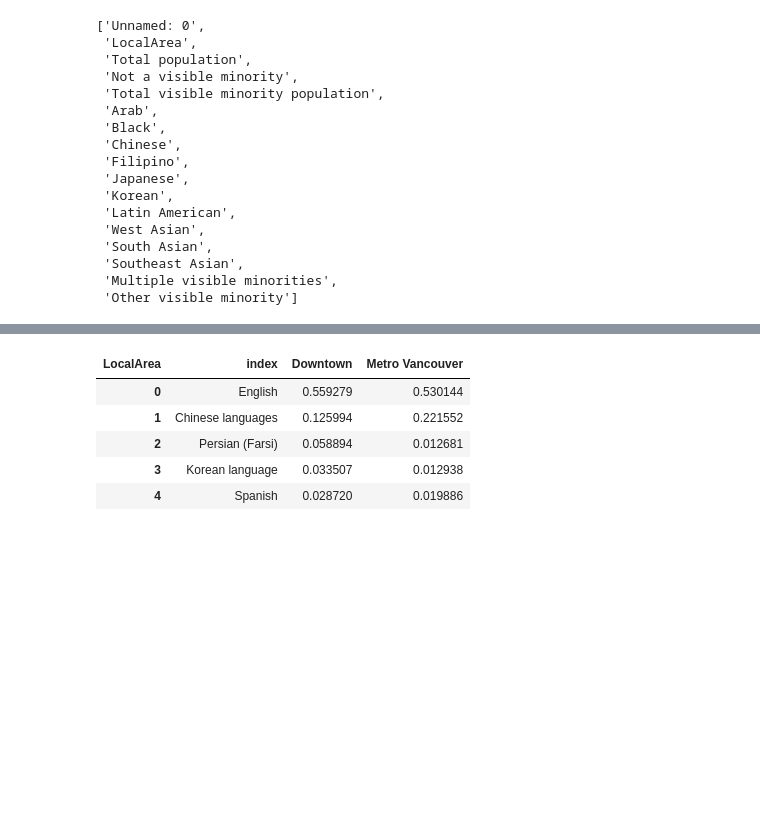
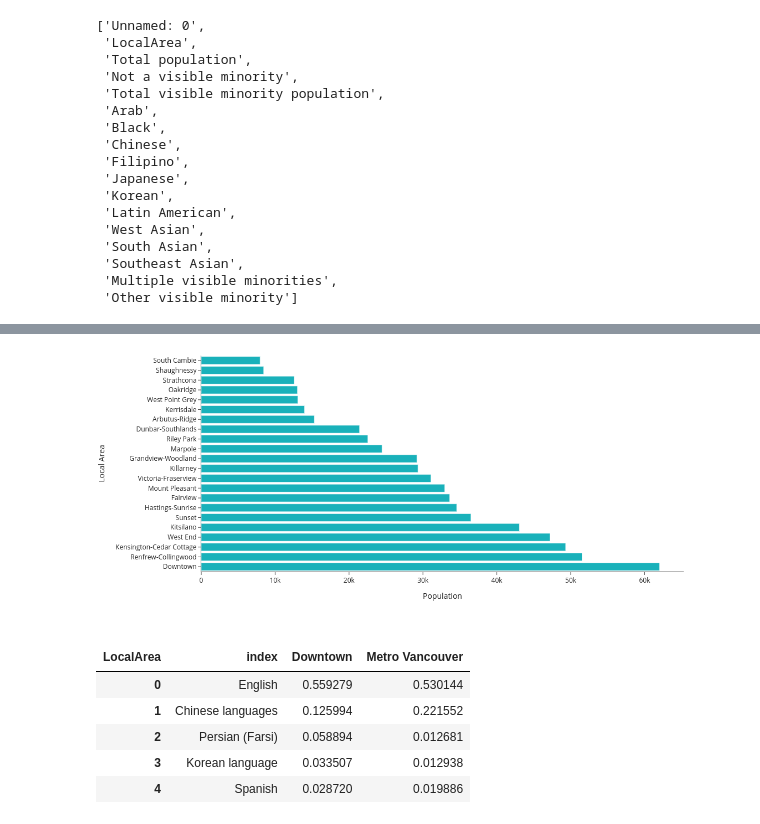
Before and after one commit to aakanksha023/EVAN, a Jupyter notebook: src/04_visualization/census_viz_dashboard.ipynb, the cells around one changed output, grey strips where cells are left out. Cells and saved outputs as stored; diff of their text form; code cells hidden in the pictures; blank space fills up the shorter version.

```diff
--- a/src/04_visualization/census_viz_dashboard.ipynb
+++ b/src/04_visualization/census_viz_dashboard.ipynb
@@ -55,3 +72,27 @@ agg_licence = pd.read_csv("../../data/processed/vis_agg_licence.csv")
+# %%
+
+census_year = 2016
+pop_df = df[['LocalArea', 'Year', 'Age_total']]
+pop_df = pop_df[(pop_df.Year == census_year) & (pop_df.LocalArea != 'Metro Vancouver')]
+pop_df = pop_df.sort_values(by='Age_total', ascending=False)
+pop_fig = go.Figure(
+        data=go.Bar(
+            x=pop_df["Age_total"],
+            y=pop_df['LocalArea'],
+            marker_color='#19B1BA',
+            orientation='h'),
+        layout=go.Layout(
+            template='simple_white',
+            margin=dict(l=100, b=100, t=10)))
+pop_fig.update_layout(
+        xaxis={'title': "Population"},
+        yaxis_title="Local Area",
+        showlegend=False,
+        height=500,
+        width=700)
+pop_fig
+# %% [output]
+[figure, added]
 # %%
 area = 'Downtown'
 census_year = 2016
```
Also changed, not shown: parts of 4 cells of this notebook, 1 other file.
